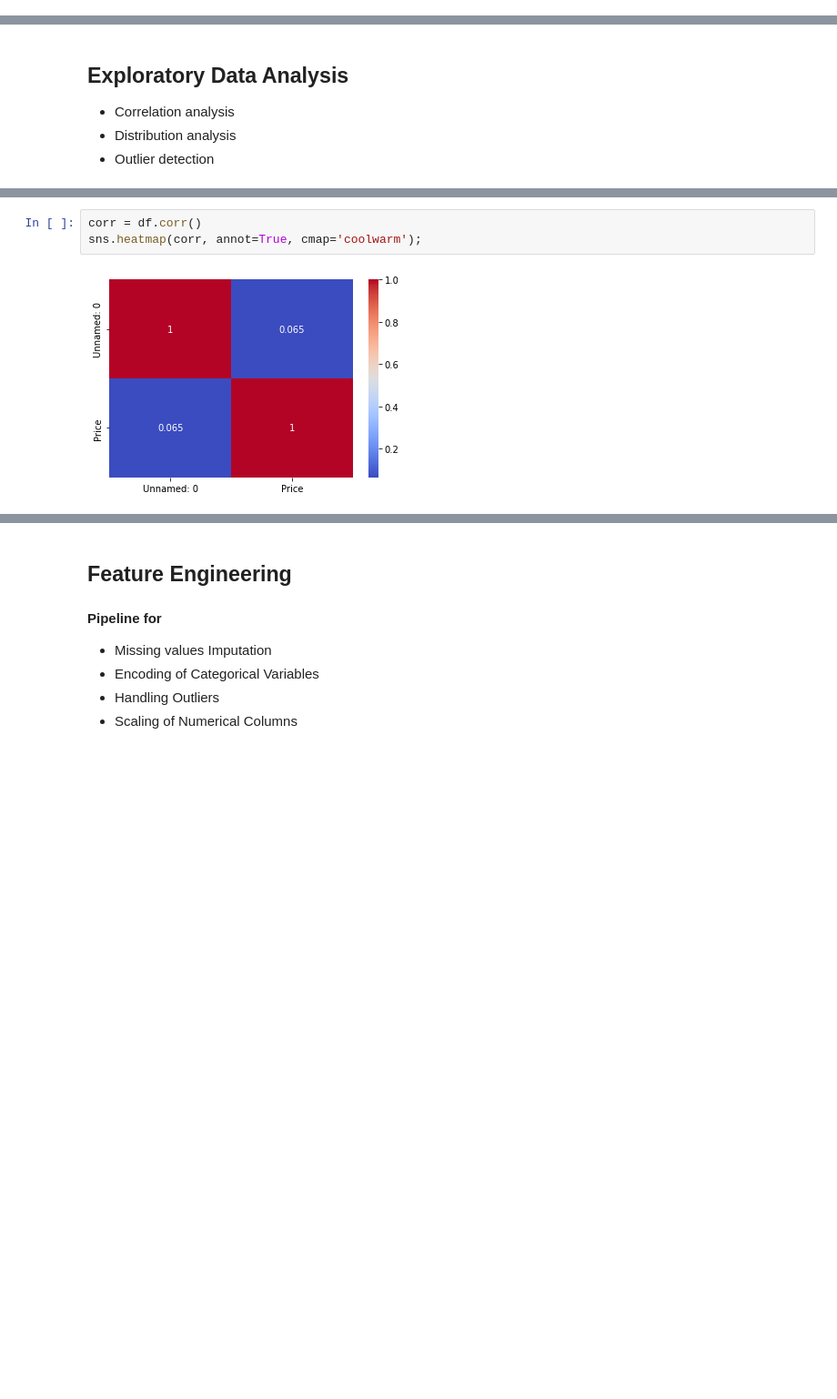
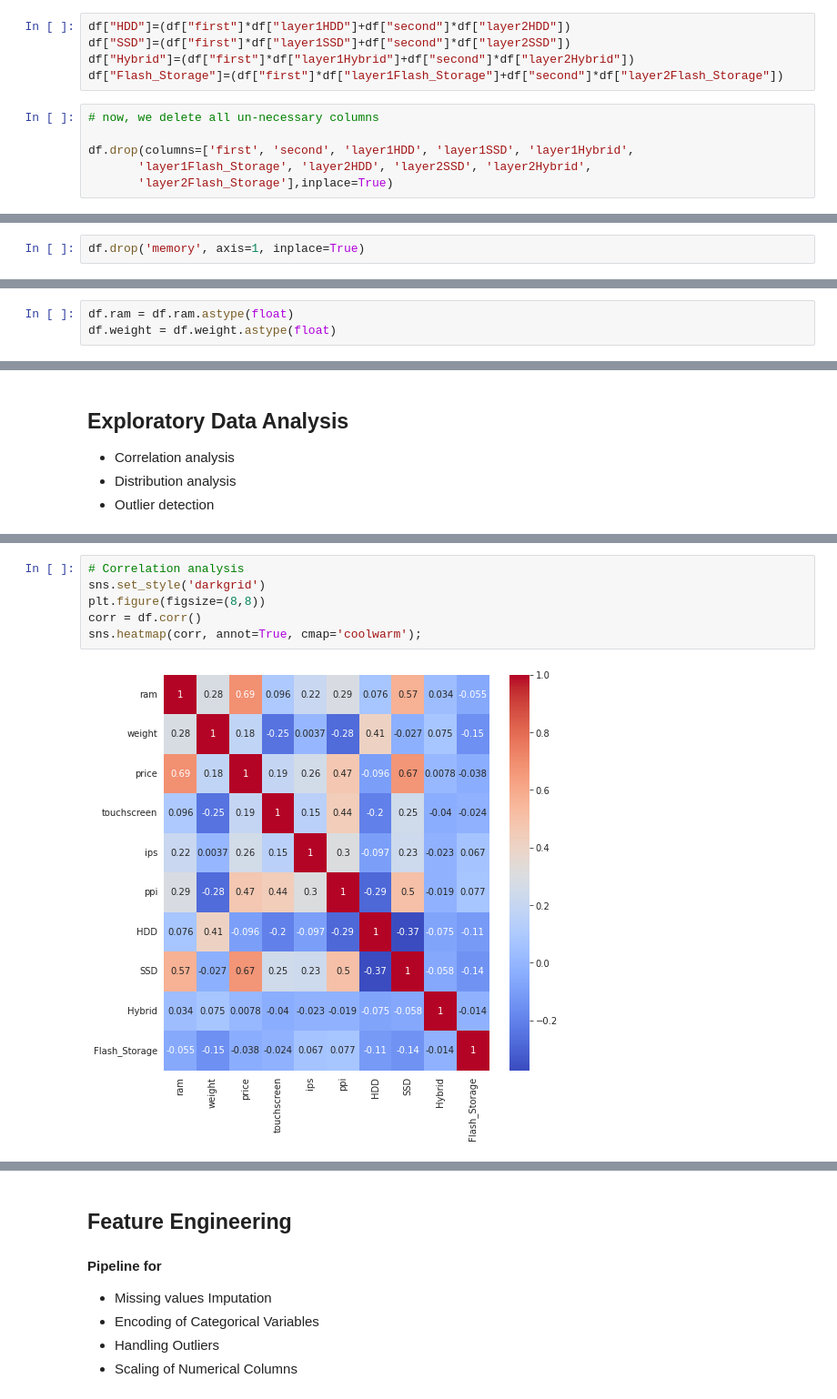
Before and after one commit to ehtisham-sadiq/A-Deep-Dive-into-Laptop-Pricing-From-Historical-Trends-to-Future-Forecasts, a Jupyter notebook: A Deep Dive into Laptop Pricing From Historical Trends to Future Forecasts.ipynb, the cells around one changed output, grey strips where cells are left out. Shown at 91% size. Saved outputs shown, nothing was run; the diff lists cells and outputs as text; blank space fills up the shorter version.

```diff
--- a/A Deep Dive into Laptop Pricing From Historical Trends to Future Forecasts.ipynb
+++ b/A Deep Dive into Laptop Pricing From Historical Trends to Future Forecasts.ipynb
@@ -114,0 +772,11 @@ dtype: int64
+# %%
+df["HDD"]=(df["first"]*df["layer1HDD"]+df["second"]*df["layer2HDD"])
+df["SSD"]=(df["first"]*df["layer1SSD"]+df["second"]*df["layer2SSD"])
+df["Hybrid"]=(df["first"]*df["layer1Hybrid"]+df["second"]*df["layer2Hybrid"])
+df["Flash_Storage"]=(df["first"]*df["layer1Flash_Storage"]+df["second"]*df["layer2Flash_Storage"])
+# %%
+# now, we delete all un-necessary columns
+
+df.drop(columns=['first', 'second', 'layer1HDD', 'layer1SSD', 'layer1Hybrid',
+       'layer1Flash_Storage', 'layer2HDD', 'layer2SSD', 'layer2Hybrid',
+       'layer2Flash_Storage'],inplace=True)
@@ -114,0 +790,2 @@ dtype: int64
+# %%
+df.drop('memory', axis=1, inplace=True)
@@ -114,0 +818,3 @@ dtype: int64
+# %%
+df.ram = df.ram.astype(float)
+df.weight = df.weight.astype(float)
@@ -122,5 +887,8 @@ dtype: int64
 # %%
+# Correlation analysis
+sns.set_style('darkgrid')
+plt.figure(figsize=(8,8))
 corr = df.corr()
 sns.heatmap(corr, annot=True, cmap='coolwarm');
 # %% [output]
-[figure, old version]
+[figure, new version]
```
Also changed, not shown: parts of 210 cells of this notebook.
